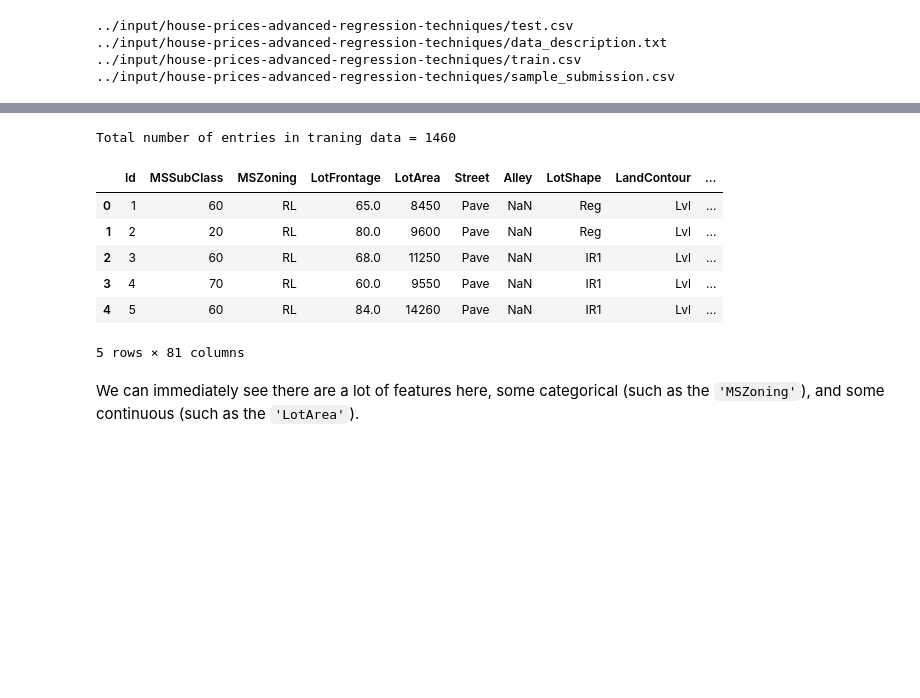
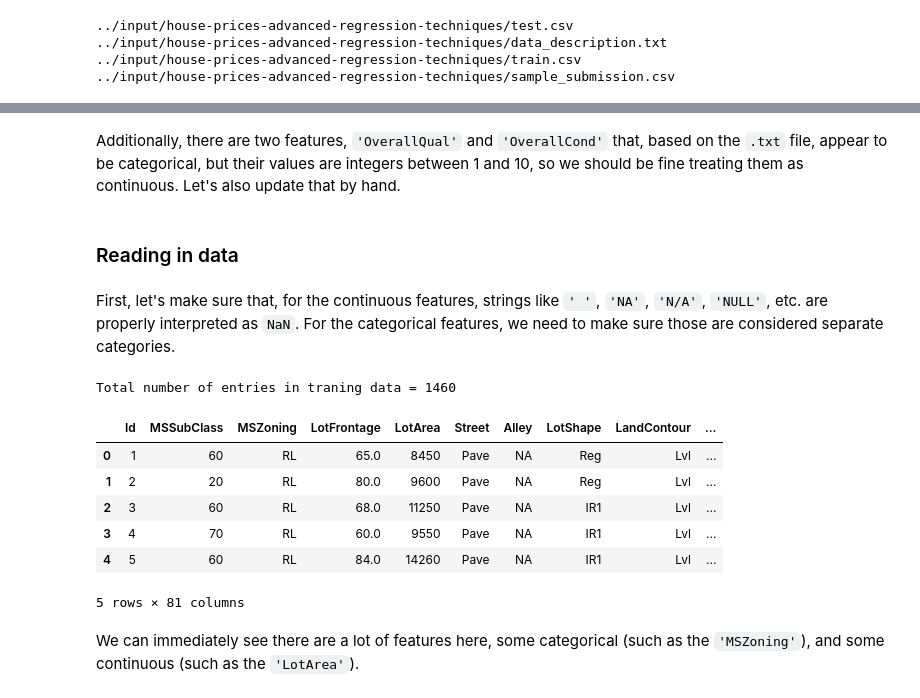
Before and after one commit to victorventuri/kaggle_play, a Jupyter notebook: house_price_tutorial/houseprices.ipynb, the cells around one changed output, grey strips where cells are left out. Cells and saved outputs as stored; diff of their text form; code cells hidden in the pictures; blank space fills up the shorter version.

```diff
--- a/house_price_tutorial/houseprices.ipynb
+++ b/house_price_tutorial/houseprices.ipynb
@@ -37,0 +42,6 @@ Let's dedicate some time to understand the data first.
+# %%
+with open(input_dir + 'house-prices-advanced-regression-techniques/data_description.txt', 'r') as data_description_file:
+    raw_desc_lines = data_description_file.readlines()  # Read all lines
+    data_description_file.close()
+
+print(f'Read in {len(raw_desc_lines)} lines')
@@ -37,0 +52,3 @@ Let's dedicate some time to understand the data first.
+# %%
+dense_desc_lines = [line for line in raw_desc_lines if len(line.strip('\n \t')) != 0]
+print(f'Obtained {len(dense_desc_lines)} information-rich lines.')
@@ -38,18 +112,40 @@ Let's dedicate some time to understand the data first.
+# %%
+bed_id = features_info['continuous'].index('Bedroom')
+kit_id = features_info['continuous'].index('Kitchen')
+
+features_info['continuous'][bed_id] = 'BedroomAbvGr'
+features_info['continuous'][kit_id] = 'KitchenAbvGr'
+# %% [markdown]
+Additionally, there are two features, `'OverallQual'` and `'OverallCond'` that, based on the `.txt` file, appear to be categorical, but their values are integers between 1 and 10, so we should be fine treating them as continuous. Let's also update that by hand.
+# %%
+for feat in ['OverallQual', 'OverallCond']:
+    assert feat in features_info['categorical'].keys(), f'Missing {feat} from categorical features!'
+    features_info['continuous'].append(feat)
+    _ = features_info['categorical'].pop(feat)
+# %% [markdown]
+### Reading in data
+# %% [markdown]
+First, let's make sure that, for the continuous features, strings like `' '`, `'NA'`, `'N/A'`, `'NULL'`, etc. are properly interpreted as `NaN`. For the categorical features, we need to make sure those are considered separate categories.
 # %%
-full_training = pd.read_csv(input_dir + 'house-prices-advanced-regression-techniques/train.csv')
+na_values = dict.fromkeys(features_info['continuous'], [' ', 'NA', 'N/A', 'Null', 'NULL'])
+
+full_training = pd.read_csv(input_dir + 'house-prices-advanced-regression-techniques/train.csv',
+                            keep_default_na=False,  # Recall some of the categories are 'NA'
+                            na_values=na_values,
+                            )
 num_entries = full_training.shape[0]
 
 print(f'Total number of entries in traning data = {num_entries}')
 
 full_training.head(5)
 # %% [output]
 Total number of entries in traning data = 1460
 |  | Id | MSSubClass | MSZoning | LotFrontage | LotArea | Street | Alley | LotShape | LandContour | ... |
-| 0 | 1 | 60 | RL | 65.0 | 8450 | Pave | NaN | Reg | Lvl | ... |
-| 1 | 2 | 20 | RL | 80.0 | 9600 | Pave | NaN | Reg | Lvl | ... |
-| 2 | 3 | 60 | RL | 68.0 | 11250 | Pave | NaN | IR1 | Lvl | ... |
-| 3 | 4 | 70 | RL | 60.0 | 9550 | Pave | NaN | IR1 | Lvl | ... |
-| 4 | 5 | 60 | RL | 84.0 | 14260 | Pave | NaN | IR1 | Lvl | ... |
+| 0 | 1 | 60 | RL | 65.0 | 8450 | Pave | NA | Reg | Lvl | ... |
+| 1 | 2 | 20 | RL | 80.0 | 9600 | Pave | NA | Reg | Lvl | ... |
+| 2 | 3 | 60 | RL | 68.0 | 11250 | Pave | NA | IR1 | Lvl | ... |
+| 3 | 4 | 70 | RL | 60.0 | 9550 | Pave | NA | IR1 | Lvl | ... |
+| 4 | 5 | 60 | RL | 84.0 | 14260 | Pave | NA | IR1 | Lvl | ... |
 5 rows × 81 columns
 # %% [markdown]
 We can immediately see there are a lot of features here, some categorical (such as the `'MSZoning'`), and some continuous (such as the `'LotArea'`).
```
Also changed, not shown: parts of 133 cells of this notebook.
